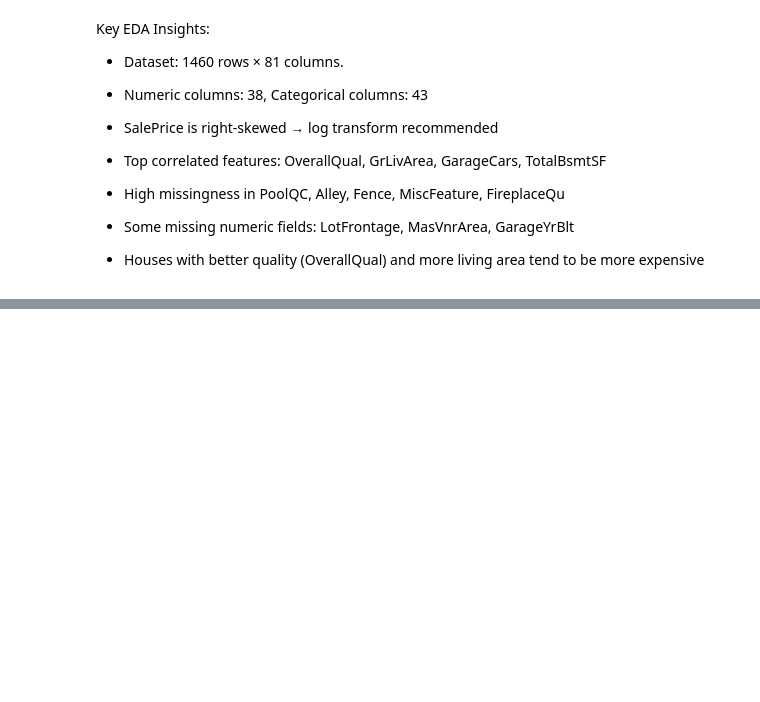
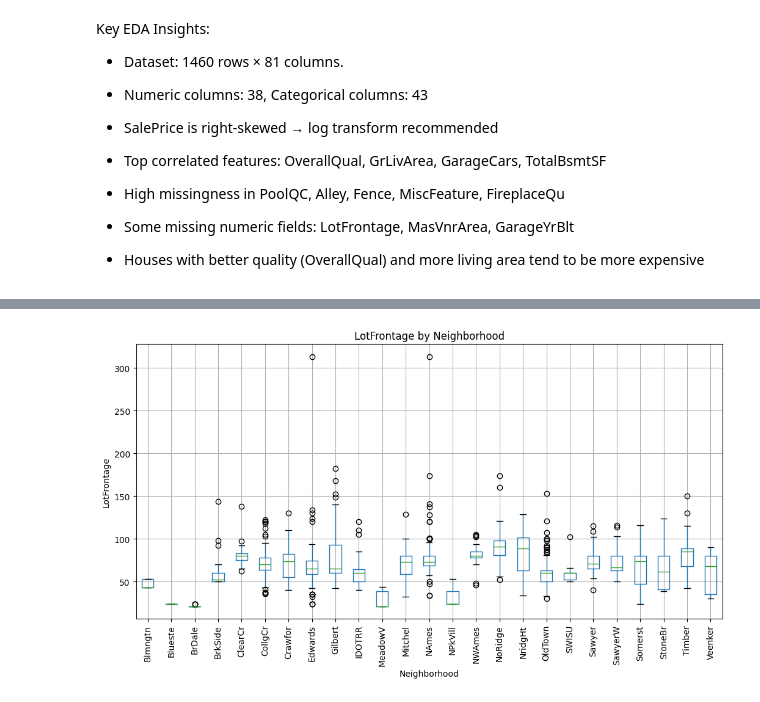
Before and after one commit to harmandeep2993/house-price-prediction, a Jupyter notebook: notebooks/01_eda_fe.ipynb, the cells around one changed output, grey strips where cells are left out. Saved outputs shown, nothing was run; the diff lists cells and outputs as text; code cells hidden in the pictures; blank space fills up the shorter version.

```diff
--- a/notebooks/01_eda_fe.ipynb
+++ b/notebooks/01_eda_fe.ipynb
@@ -308,0 +348,9 @@ Key EDA Insights:
+# %%
+df.boxplot(column='LotFrontage', by='Neighborhood', rot=90, figsize=(12,6))
+plt.title('LotFrontage by Neighborhood')
+plt.suptitle('')
+plt.xlabel('Neighborhood')
+plt.ylabel('LotFrontage')
+plt.show()
+# %% [output]
+[figure, added]
```
Also changed, not shown: parts of 82 cells of this notebook.
